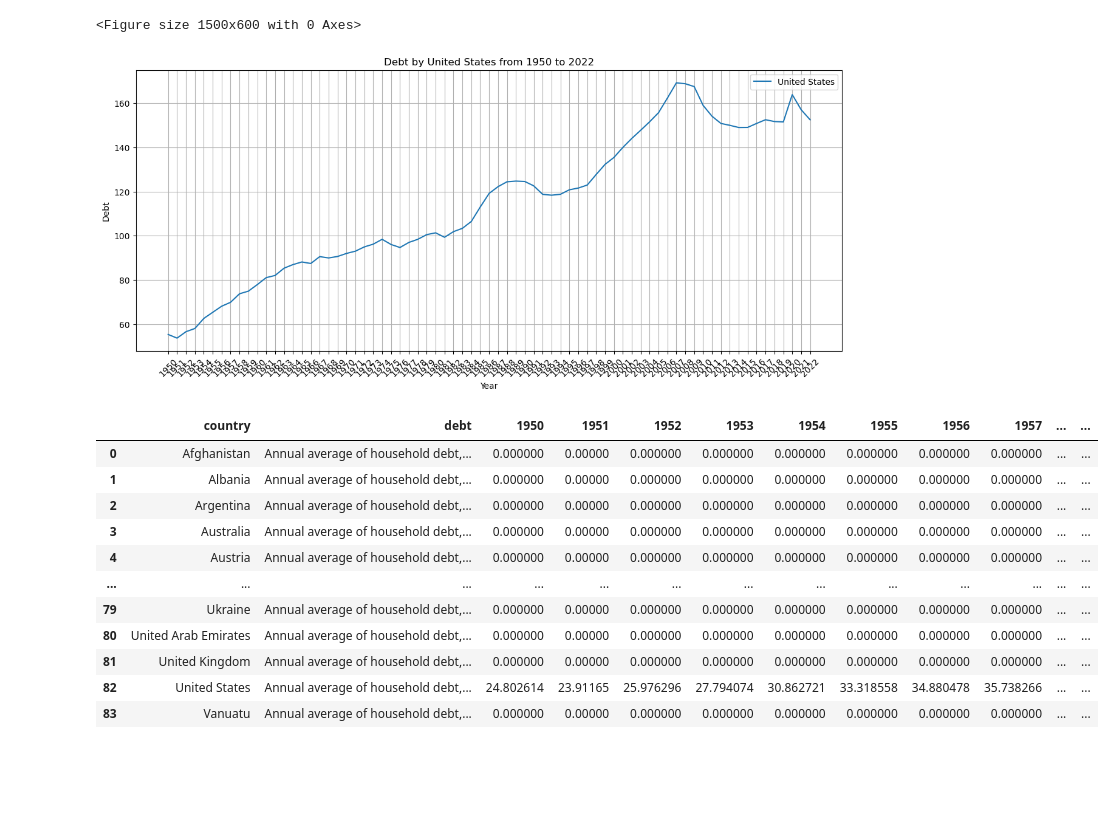
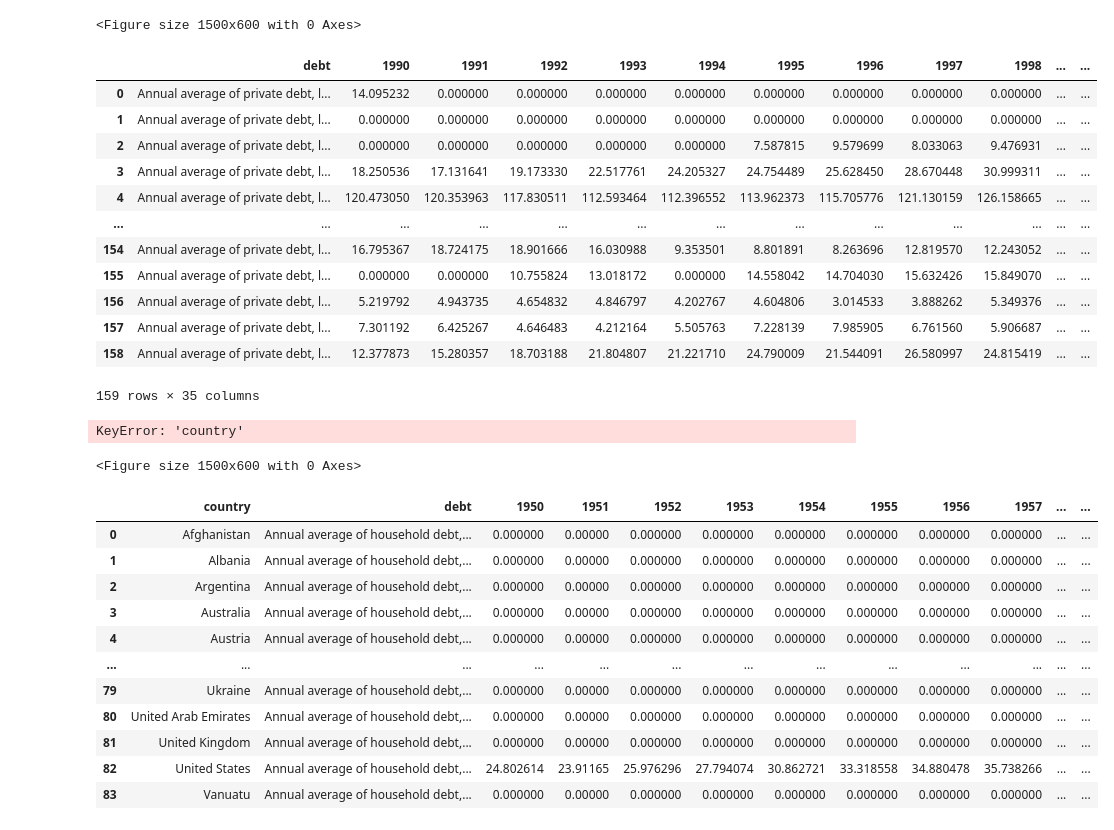
Before and after one commit to MaukanMir/global-debt-analysis, a Jupyter notebook: training.ipynb, the cells around one changed output. Cells and saved outputs as stored; diff of their text form; code cells hidden in the pictures; blank space fills up the shorter version.

Commit message:
Added new columns

```diff
--- a/training.ipynb
+++ b/training.ipynb
@@ -27,8 +29,8 @@ def read_all_file_paths(list_of_files:list, start:int=None, end:int=None)->list:
 
     df = pd.read_csv(file + ".csv", encoding = "ISO-8859-1")
     df.fillna(0, inplace = True)
-
-    df.rename(columns={"country_name": "country", "indicator_name":"debt"}, inplace=True)
+    df.columns = [re.sub(r'[^a-zA-Z0-9]', '', col) for col in df.columns]
+    df.rename(columns={"countryname": "country", "indicatorname":"debt"}, inplace=True)
 
     if start and end:
       df.drop(columns=[col for col in df.columns if col not in cols_to_keep], inplace=True, axis=1)
@@ -158,10 +162,29 @@ plot_by_country_name("United States", non_financial_debt, START, END)
 # %% [output]
 KeyError: 'country'
 <Figure size 1500x600 with 0 Axes>
+# %%
+import re
+
+private_debt.columns = [re.sub(r'[^a-zA-Z0-9]', '', col) for col in private_debt.columns]
+# %% [output]
+|  | debt | 1990 | 1991 | 1992 | 1993 | 1994 | 1995 | 1996 | 1997 | 1998 | ... | ... |
+| 0 | Annual average of private debt, l... | 14.095232 | 0.000000 | 0.000000 | 0.000000 | 0.000000 | 0.000000 | 0.000000 | 0.000000 | 0.000000 | ... | ... |
+| 1 | Annual average of private debt, l... | 0.000000 | 0.000000 | 0.000000 | 0.000000 | 0.000000 | 0.000000 | 0.000000 | 0.000000 | 0.000000 | ... | ... |
+| 2 | Annual average of private debt, l... | 0.000000 | 0.000000 | 0.000000 | 0.000000 | 0.000000 | 7.587815 | 9.579699 | 8.033063 | 9.476931 | ... | ... |
+| 3 | Annual average of private debt, l... | 18.250536 | 17.131641 | 19.173330 | 22.517761 | 24.205327 | 24.754489 | 25.628450 | 28.670448 | 30.999311 | ... | ... |
+| 4 | Annual average of private debt, l... | 120.473050 | 120.353963 | 117.830511 | 112.593464 | 112.396552 | 113.962373 | 115.705776 | 121.130159 | 126.158665 | ... | ... |
+| ... | ... | ... | ... | ... | ... | ... | ... | ... | ... | ... | ... | ... |
+| 154 | Annual average of private debt, l... | 16.795367 | 18.724175 | 18.901666 | 16.030988 | 9.353501 | 8.801891 | 8.263696 | 12.819570 | 12.243052 | ... | ... |
+| 155 | Annual average of private debt, l... | 0.000000 | 0.000000 | 10.755824 | 13.018172 | 0.000000 | 14.558042 | 14.704030 | 15.632426 | 15.849070 | ... | ... |
+| 156 | Annual average of private debt, l... | 5.219792 | 4.943735 | 4.654832 | 4.846797 | 4.202767 | 4.604806 | 3.014533 | 3.888262 | 5.349376 | ... | ... |
+| 157 | Annual average of private debt, l... | 7.301192 | 6.425267 | 4.646483 | 4.212164 | 5.505763 | 7.228139 | 7.985905 | 6.761560 | 5.906687 | ... | ... |
+| 158 | Annual average of private debt, l... | 12.377873 | 15.280357 | 18.703188 | 21.804807 | 21.221710 | 24.790009 | 21.544091 | 26.580997 | 24.815419 | ... | ... |
+159 rows × 35 columns
 # %%
-plot_by_country_name("United States", private_debt)
+plot_by_country_name("United States", private_debt, START, END)
 # %% [output]
-[figure, removed]
+KeyError: 'country'
+<Figure size 1500x600 with 0 Axes>
 # %%
 household_debt
 # %% [output]
```
Also changed, not shown: parts of 3 cells of this notebook.
